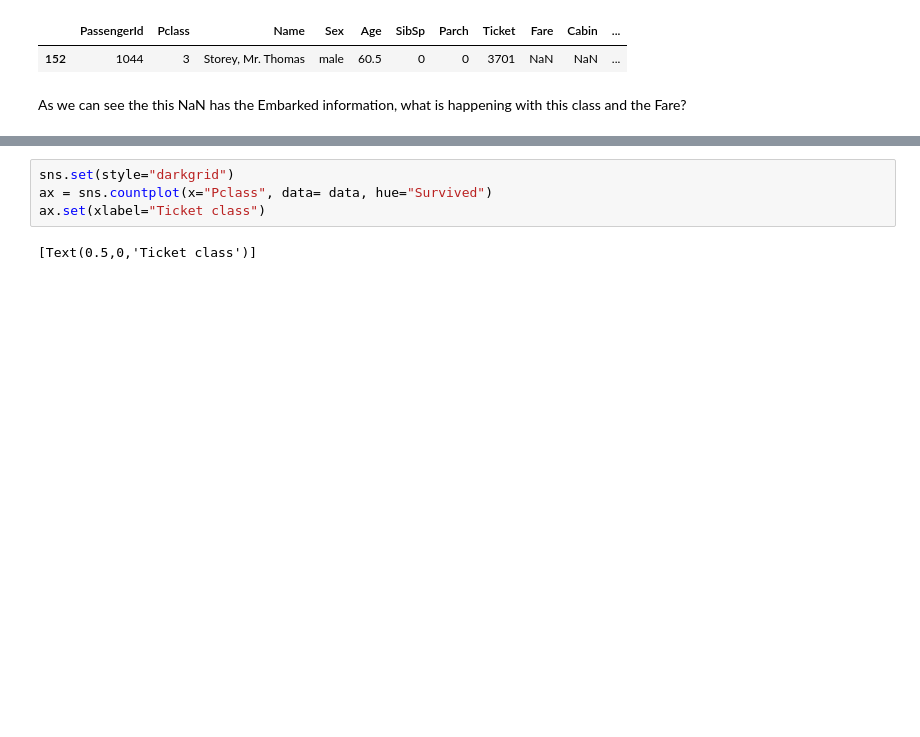
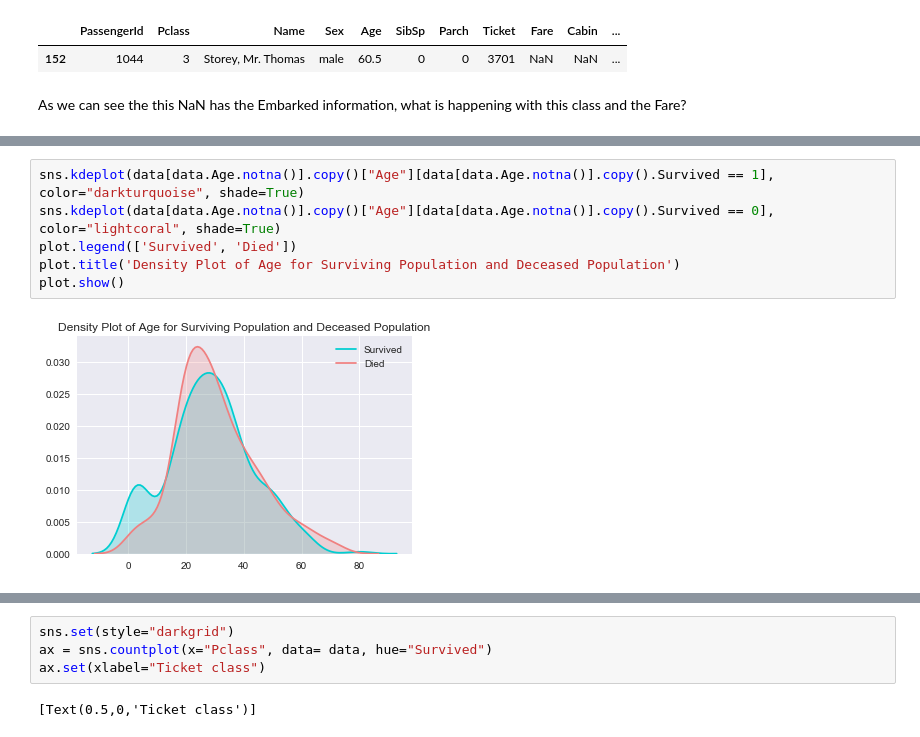
Before and after one commit to vinalyan/Data-Science, a Jupyter notebook: Challenges/kaggle/Titanic.ipynb, the cells around one changed output, grey strips where cells are left out. Saved outputs shown, nothing was run; the diff lists cells and outputs as text; blank space fills up the shorter version.

```diff
--- a/Challenges/kaggle/Titanic.ipynb
+++ b/Challenges/kaggle/Titanic.ipynb
@@ -470,0 +512,8 @@ data[(data.Embarked == "S") & (data.Pclass == 3)].Fare.median()
+# %%
+sns.kdeplot(data[data.Age.notna()].copy()["Age"][data[data.Age.notna()].copy().Survived == 1], color="darkturquoise", shade=True)
+sns.kdeplot(data[data.Age.notna()].copy()["Age"][data[data.Age.notna()].copy().Survived == 0], color="lightcoral", shade=True)
+plot.legend(['Survived', 'Died'])
+plot.title('Density Plot of Age for Surviving Population and Deceased Population')
+plot.show()
+# %% [output]
+[figure, added]
```
Also changed, not shown: parts of 24 cells of this notebook.
